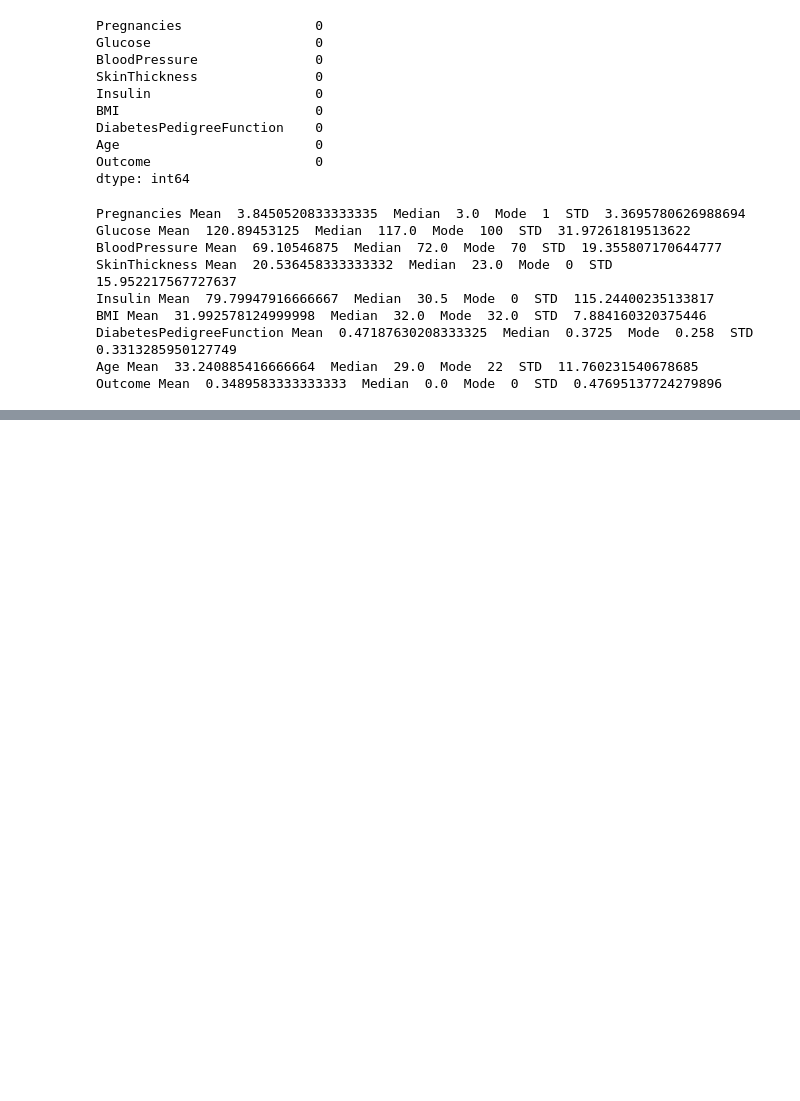
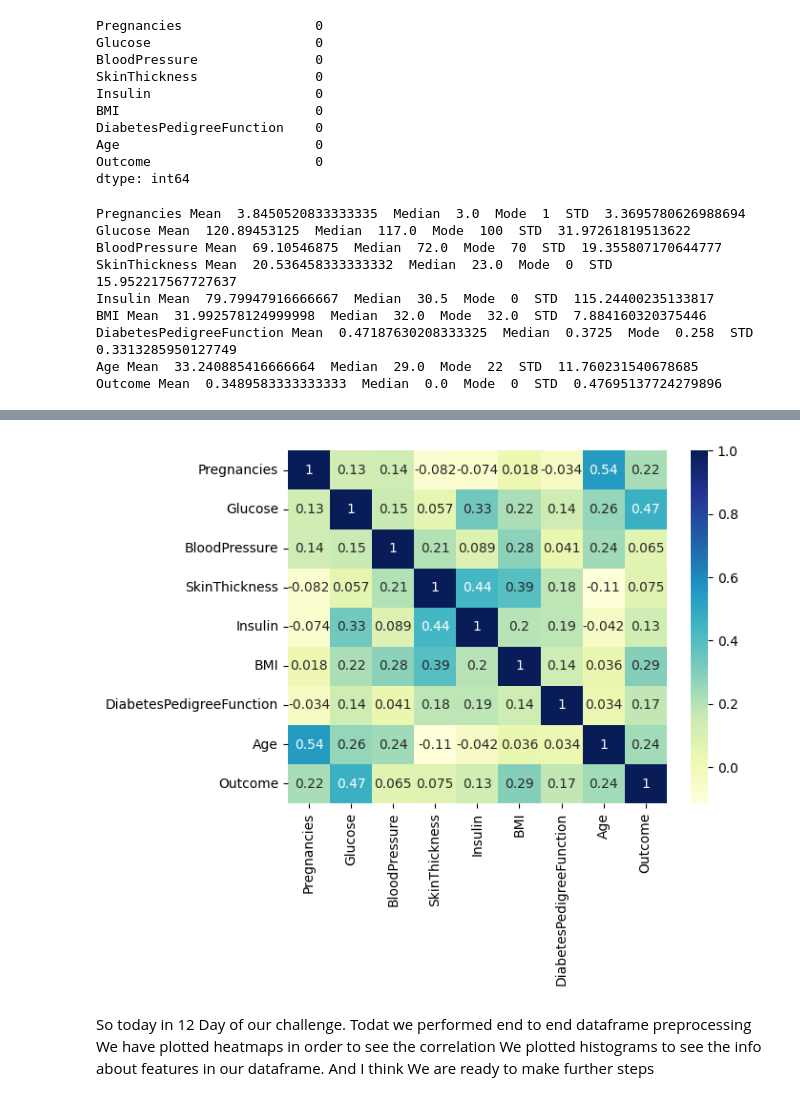
Before and after one commit to IbrokhimovA20/100-Days-of-Machine-Learning, a Jupyter notebook: :12-Day/main.ipynb, the cells around one changed output, grey strips where cells are left out. Cells and saved outputs as stored; diff of their text form; code cells hidden in the pictures; blank space fills up the shorter version.

```diff
--- a/:12-Day/main.ipynb
+++ b/:12-Day/main.ipynb
@@ -84,0 +117,10 @@ array([[<Axes: title={'center': 'Pregnancies'}>,
+# %%
+#Here in the heatmap we can see the full correlation as a a plot and we can see which features effects a lot to our predicint value
+import seaborn as sns
+dataplot = sns.heatmap(df.corr(), cmap="YlGnBu", annot=True)
+# %% [output]
+[figure, added]
+# %% [markdown]
+So today in 12 Day of our challenge. Todat we performed end to end dataframe preprocessing
+We have plotted heatmaps in order to see the correlation
+We plotted histograms to see the info about features in our dataframe. And I think We are ready to make further steps
```
Also changed, not shown: parts of 3 cells of this notebook.
